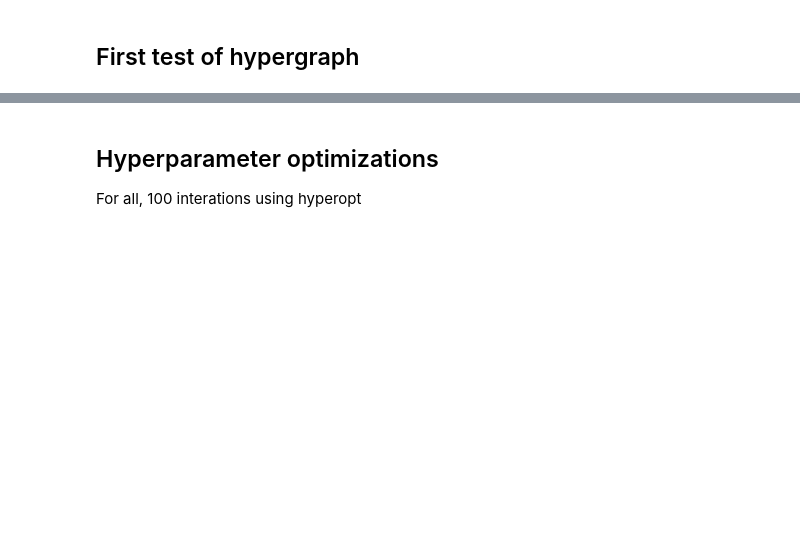
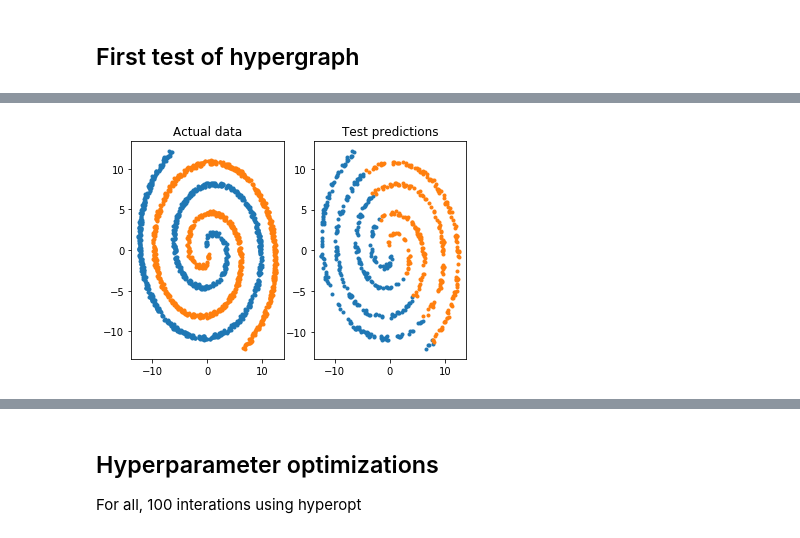
Before and after one commit to aribenjamin/hypergraph, a Jupyter notebook: Hypergraph working notebook.ipynb, the cells around one changed output, grey strips where cells are left out. Saved outputs shown, nothing was run; the diff lists cells and outputs as text; code cells hidden in the pictures; blank space fills up the shorter version.

```diff
--- a/Hypergraph working notebook.ipynb
+++ b/Hypergraph working notebook.ipynb
@@ -487,0 +545,15 @@ plt.show()
+# %%
+plt.subplot(121)
+plt.title('Actual data')
+plt.plot(X[y[:,0]>0,0], X[y[:,0]>0,1], '.', label='class 1')
+plt.plot(X[y[:,1]>0,0], X[y[:,1]>0,1], '.', label='class 2')
+
+plt.subplot(122)
+plt.title('Test predictions')
+X, y = xor(1000)
+plt.plot(test_x[yhat==0,0], test_x[yhat==0,1], '.', label='class 1')
+plt.plot(test_x[yhat==1,0], test_x[yhat==1,1], '.', label='class 2')
+
+plt.show()
+# %% [output]
+[figure, added]
```
Also changed, not shown: parts of 24 cells of this notebook.
